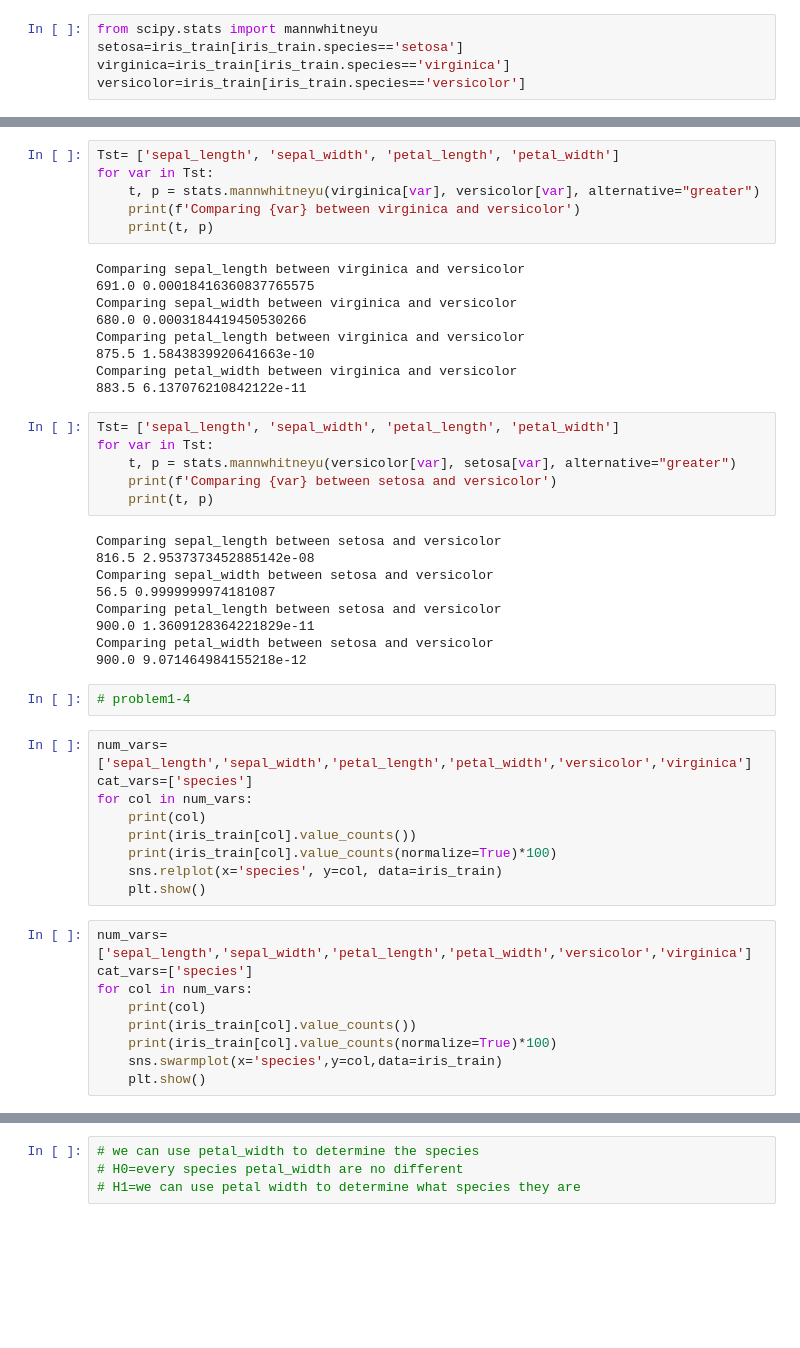
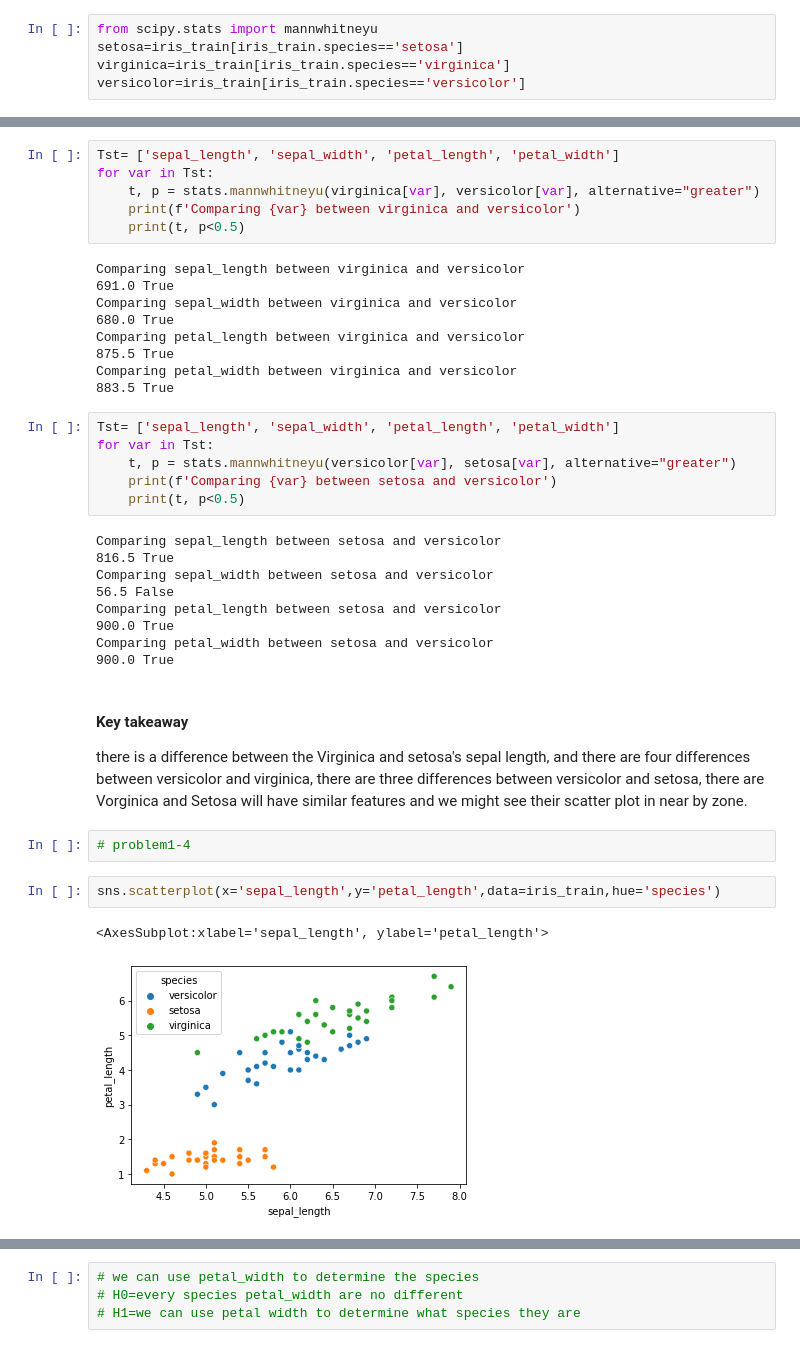
Before and after one commit to QinzhiChen/classification-exercises, a Jupyter notebook: classification_exercises.ipynb, the cells around one changed output, grey strips where cells are left out. Saved outputs shown, nothing was run; the diff lists cells and outputs as text; blank space fills up the shorter version.

```diff
--- a/classification_exercises.ipynb
+++ b/classification_exercises.ipynb
@@ -587,48 +587,41 @@ Tst= ['sepal_length', 'sepal_width', 'petal_length', 'petal_width']
 for var in Tst:
     t, p = stats.mannwhitneyu(virginica[var], versicolor[var], alternative="greater")
     print(f'Comparing {var} between virginica and versicolor')
-    print(t, p)
+    print(t, p<0.5)
 # %% [output]
 Comparing sepal_length between virginica and versicolor
-691.0 0.00018416360837765575
+691.0 True
 Comparing sepal_width between virginica and versicolor
-680.0 0.0003184419450530266
+680.0 True
 Comparing petal_length between virginica and versicolor
-875.5 1.5843839920641663e-10
+875.5 True
 Comparing petal_width between virginica and versicolor
-883.5 6.137076210842122e-11
+883.5 True
 # %%
 Tst= ['sepal_length', 'sepal_width', 'petal_length', 'petal_width']
 for var in Tst:
     t, p = stats.mannwhitneyu(versicolor[var], setosa[var], alternative="greater")
     print(f'Comparing {var} between setosa and versicolor')
-    print(t, p)
+    print(t, p<0.5)
 # %% [output]
 Comparing sepal_length between setosa and versicolor
-816.5 2.9537373452885142e-08
+816.5 True
 Comparing sepal_width between setosa and versicolor
-56.5 0.9999999974181087
+56.5 False
 Comparing petal_length between setosa and versicolor
-900.0 1.3609128364221829e-11
+900.0 True
 Comparing petal_width between setosa and versicolor
-900.0 9.071464984155218e-12
+900.0 True
+# %% [markdown]
+#### Key takeaway
+there is a difference between the Virginica and setosa's sepal length,
+and there are four differences between versicolor and virginica,
+there are three differences between versicolor and setosa,
+there are Vorginica and Setosa will have similar features and we might see their scatter plot in near by zone.
 # %%
 # problem1-4
-# %%
-num_vars=['sepal_length','sepal_width','petal_length','petal_width','versicolor','virginica']
-cat_vars=['species']
-for col in num_vars:
-    print(col)
-    print(iris_train[col].value_counts())
-    print(iris_train[col].value_counts(normalize=True)*100)
-    sns.relplot(x='species', y=col, data=iris_train)
-    plt.show()
 # %%
-num_vars=['sepal_length','sepal_width','petal_length','petal_width','versicolor','virginica']
-cat_vars=['species']
-for col in num_vars:
-    print(col)
-    print(iris_train[col].value_counts())
-    print(iris_train[col].value_counts(normalize=True)*100)
-    sns.swarmplot(x='species',y=col,data=iris_train)
-    plt.show()
+sns.scatterplot(x='sepal_length',y='petal_length',data=iris_train,hue='species')
+# %% [output]
+<AxesSubplot:xlabel='sepal_length', ylabel='petal_length'>
+[figure, added]
```
Also changed, not shown: parts of 93 cells of this notebook, 2 other files.
